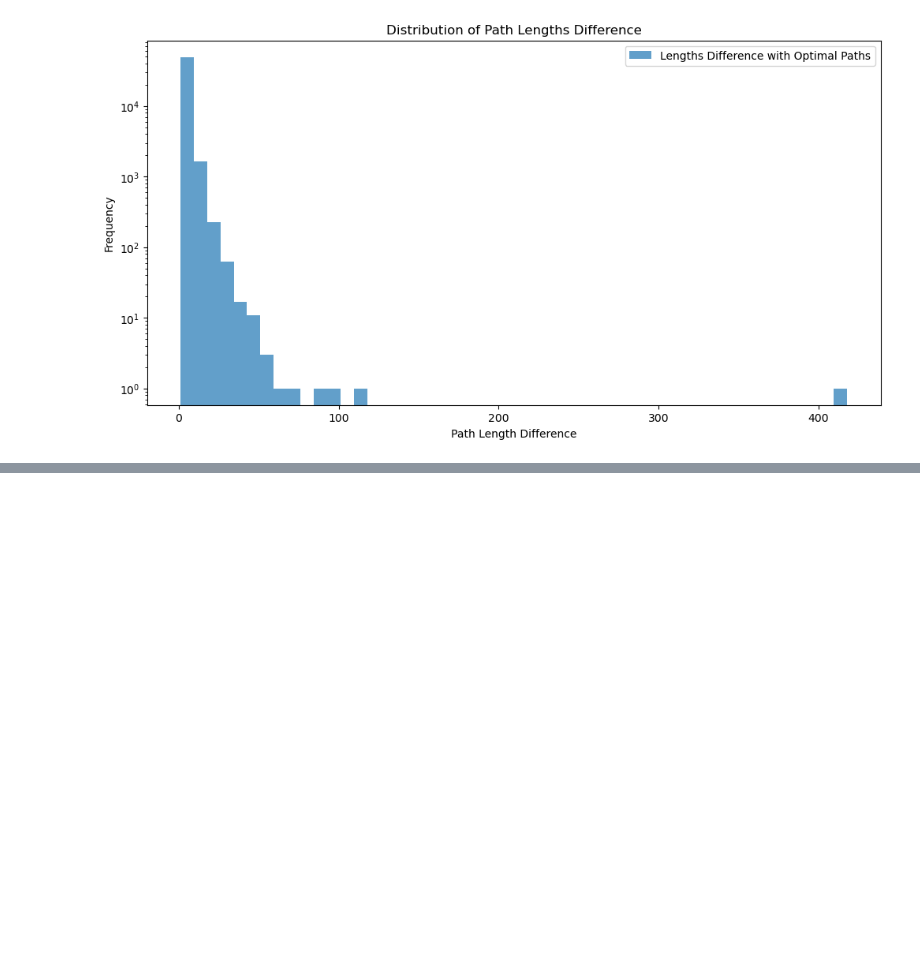
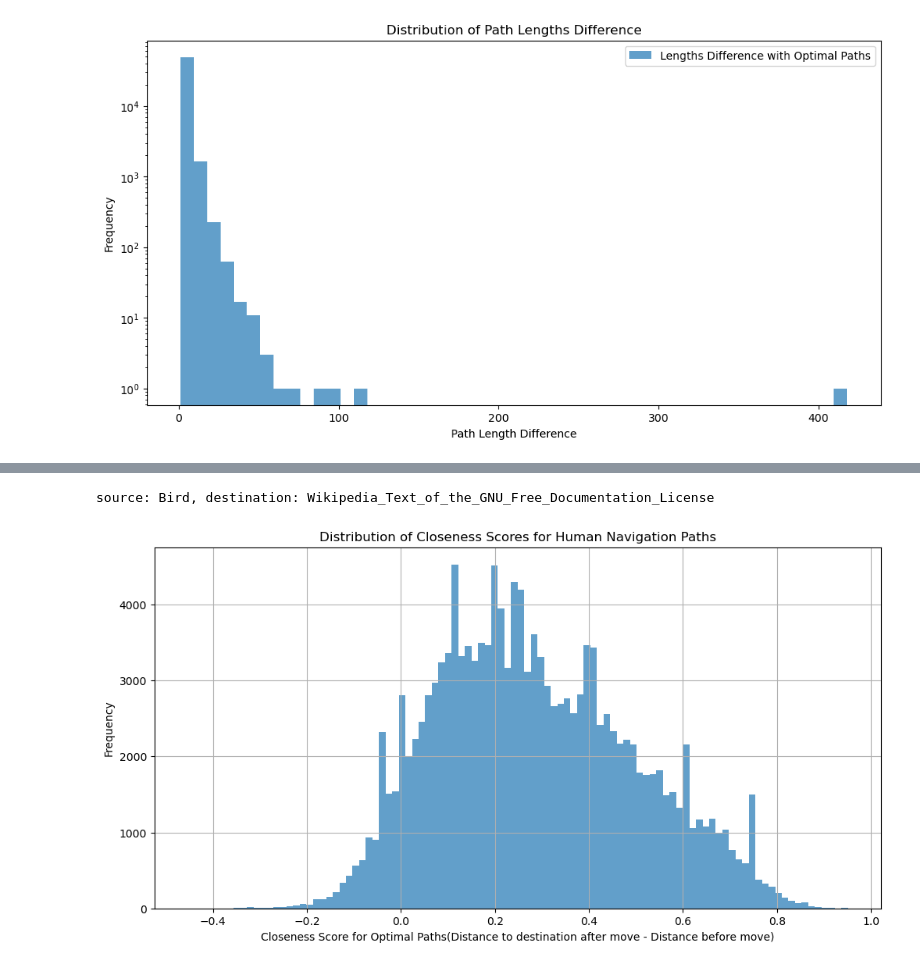
Before and after one commit to epfl-ada/ada-2024-project-genshinstart, a Jupyter notebook: results.ipynb, the cells around one changed output, grey strips where cells are left out. Cells and saved outputs as stored; diff of their text form; code cells hidden in the pictures; blank space fills up the shorter version.

```diff
--- a/results.ipynb
+++ b/results.ipynb
@@ -246,0 +300,44 @@ plt.show()
+# %%
+# Calculate the closeness scores for the optimal path in graph G
+def calculate_optimal_closeness_scores(path, embeddings, G):
+    articles = path.split(';')
+    destination = articles[-1]
+    closeness_scores_optimal = []
+
+    # Calculate shortest path in the graph G
+    try:
+        shortest_path = nx.shortest_path(G, source=articles[0], target=destination)
+    except:
+        print(f"source: {articles[0]}, destination: {destination}")
+        return []
+    # Compute the initial distance to the destination
+    prev_distance_optimal = embedding_distance(articles[0], destination, embeddings)
+
+    for i in range(1, len(shortest_path)):
+        current_node = shortest_path[i]
+
+        current_distance_optimal = embedding_distance(current_node, destination, embeddings)
+        closeness_score_optimal = prev_distance_optimal - current_distance_optimal
+        closeness_scores_optimal.append(closeness_score_optimal)
+
+        prev_distance_optimal = current_distance_optimal
+
+    return closeness_scores_optimal
+# %%
+# Calculate the closeness score for optimal paths
+paths_df['optimal_closeness_scores'] = paths_df['path'].apply(lambda x: calculate_optimal_closeness_scores(x, embeddings, G))
+
+# Flatten the closeness scores for plotting
+all_optimal_closeness_scores = [score for sublist in paths_df['optimal_closeness_scores'].dropna() for score in sublist]
+
+# Plot the closeness scores
+plt.figure(figsize=(12, 6))
+plt.hist(all_optimal_closeness_scores, bins=100, alpha=0.7)
+plt.xlabel('Closeness Score for Optimal Paths(Distance to destination after move - Distance before move)')
+plt.ylabel('Frequency')
+plt.title('Distribution of Closeness Scores for Human Navigation Paths')
+plt.grid(True)
+plt.show()
+# %% [output]
+source: Bird, destination: Wikipedia_Text_of_the_GNU_Free_Documentation_License
+[figure, added]
```
Also changed, not shown: parts of 3 cells of this notebook, 1 other file.
